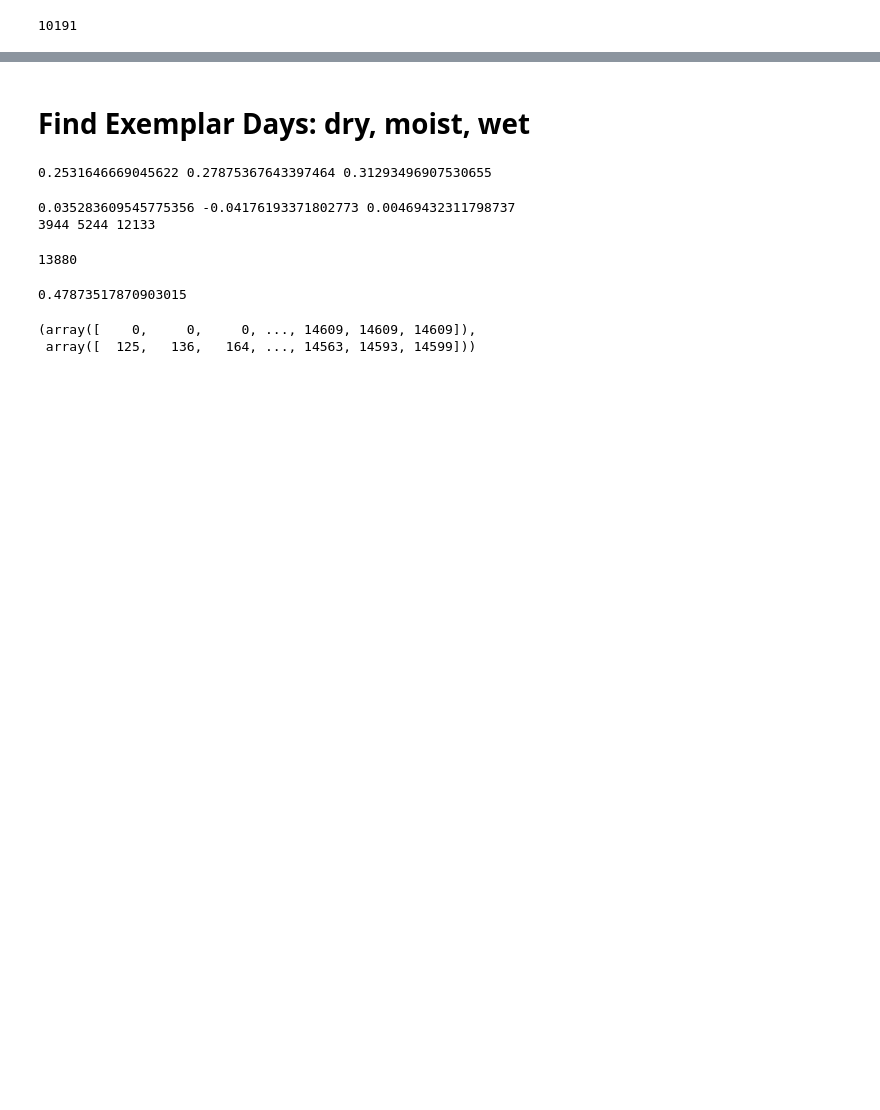
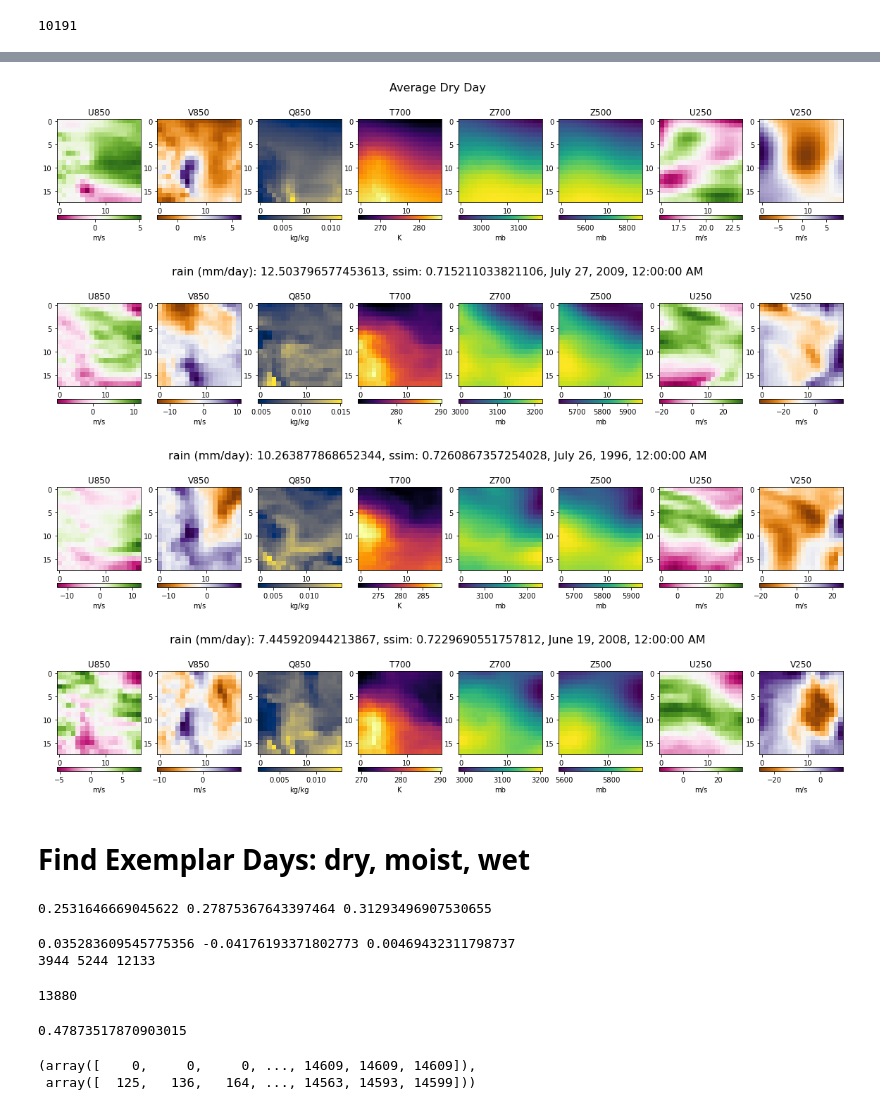
Before and after one commit to NCAR/ml-sm-dk-hf, a Jupyter notebook: notebooks/ssim_uatm_3classes.ipynb, the cells around one changed output, grey strips where cells are left out. Drawn from its saved outputs; the diff is of its cells as text; code cells hidden in the pictures; blank space fills up the shorter version.

```diff
--- a/notebooks/ssim_uatm_3classes.ipynb
+++ b/notebooks/ssim_uatm_3classes.ipynb
@@ -368,0 +329,6 @@ rain (mm/day) 0.01787608675658703
+# %%
+# false-positive dry days (most similar days to wet day average)
+wv = ssim_matrix2[0][0:len(r2)]
+ii = np.where((wv > .71) & (wv < 1))
+jj = [float(r2[xx]) for xx in ii[0]]
+top = sorted(zip(jj,ii[0]))
@@ -369,3 +342,19 @@ rain (mm/day) 0.01787608675658703
+# %%
+# plot
+plot_8v_autoscale(dryinput, 'Average Dry Day')
+for jj in [-1, -2, -3]:
+    ii = top[jj][1]
+    rain = top[jj][0]
+    ssim = ssim_matrix2[0][ii]
+    isample = [mdv1[ii],mdv2[ii],mdv3[ii],mdv4[ii],mdv5[ii],mdv6[ii],mdv7[ii],mdv8[ii]]
+    #isample = np.array(isample)
+    time = str(np.array(mdv1[ii]["time"].dt.strftime("%B %d, %Y, %r")))
+    plot_8v_autoscale(isample, 'rain (mm/day): '+str(rain) + ', ssim: '+str(ssim) + ', ' + time)
+# %% [output]
+[figure, added]
+[figure, added]
+[figure, added]
+[figure, added]
 # %% [markdown]
 # Find Exemplar Days: dry, moist, wet
 # %%
```
Also changed, not shown: parts of 25 cells of this notebook.
